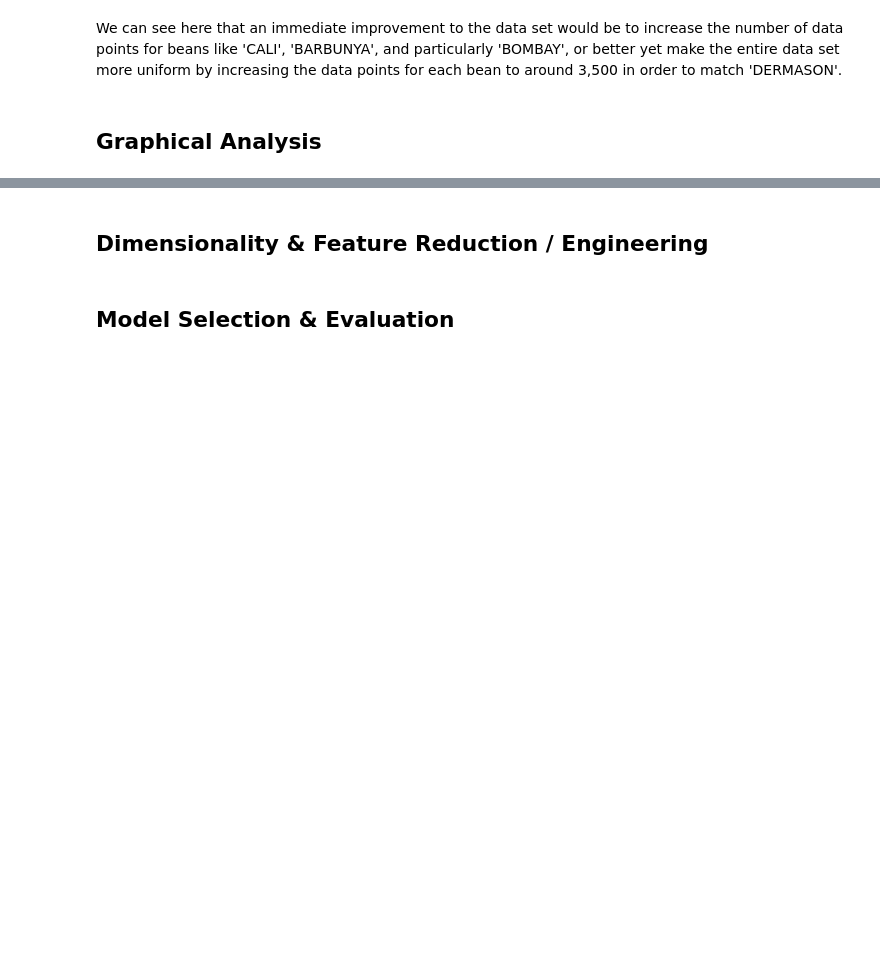
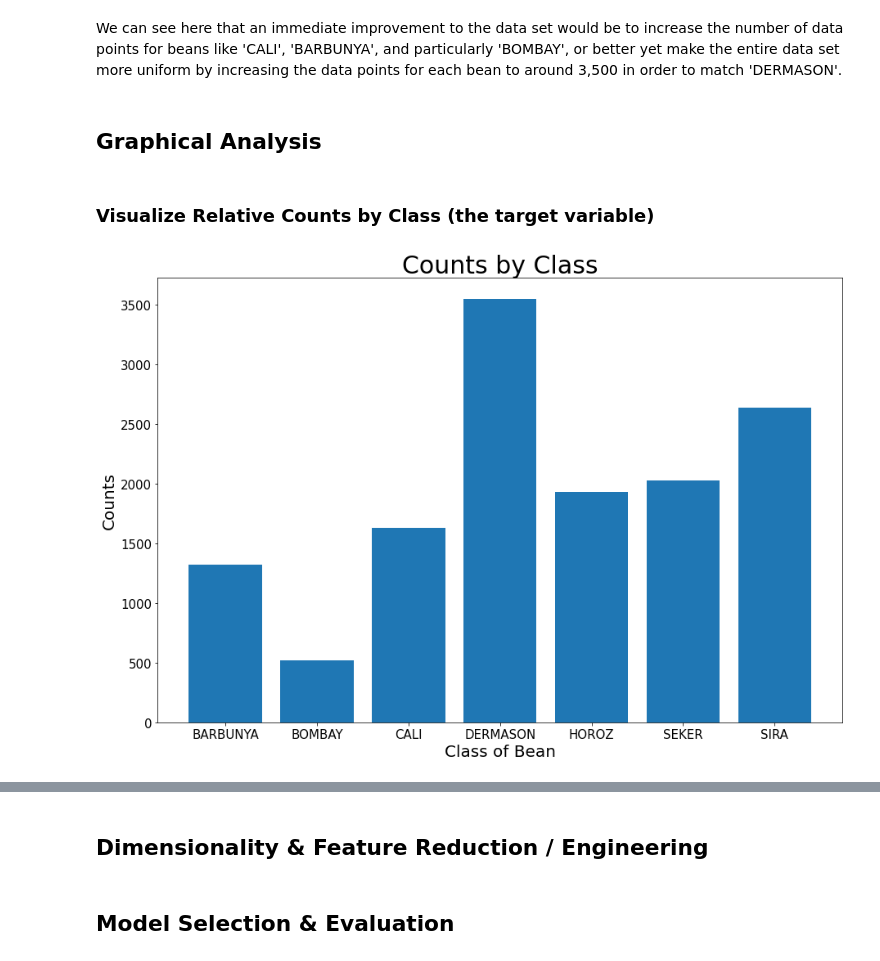
Before and after one commit to ScottBreitbach/DSC550, a Jupyter notebook: FinalProject/M5_draft.ipynb, the cells around one changed output, grey strips where cells are left out. Cells and saved outputs as stored; diff of their text form; code cells hidden in the pictures; blank space fills up the shorter version.

```diff
--- a/FinalProject/M5_draft.ipynb
+++ b/FinalProject/M5_draft.ipynb
@@ -70,3 +70,26 @@ dtype: int64
 We can see here that an immediate improvement to the data set would be to increase the number of data points for beans like 'CALI', 'BARBUNYA', and particularly 'BOMBAY', or better yet make the entire data set more uniform by increasing the data points for each bean to around 3,500 in order to match 'DERMASON'.
 # %% [markdown]
 ## Graphical Analysis
+# %%
+# Load libraries
+import matplotlib.pyplot as plt
+
+# Set up figure size
+plt.rcParams['figure.figsize'] = (15, 10)
+# %% [markdown]
+### Visualize Relative Counts by Class (the target variable)
+# %%
+# Get the data ready to feed into the visualizer
+X_Class = beanDF.groupby('Class').size().reset_index(name='Counts')['Class']
+Y_Class = beanDF.groupby('Class').size().reset_index(name='Counts')['Counts']
+
+# Make the 1st bar plot
+plt.bar(X_Class, Y_Class)
+plt.title('Counts by Class', fontsize=30)
+plt.xlabel('Class of Bean', fontsize=20)
+plt.ylabel('Counts', fontsize=20)
+plt.tick_params(axis='both', labelsize=15)
+
+plt.show()
+# %% [output]
+[figure, added]
```
Also changed, not shown: parts of 7 cells of this notebook.
